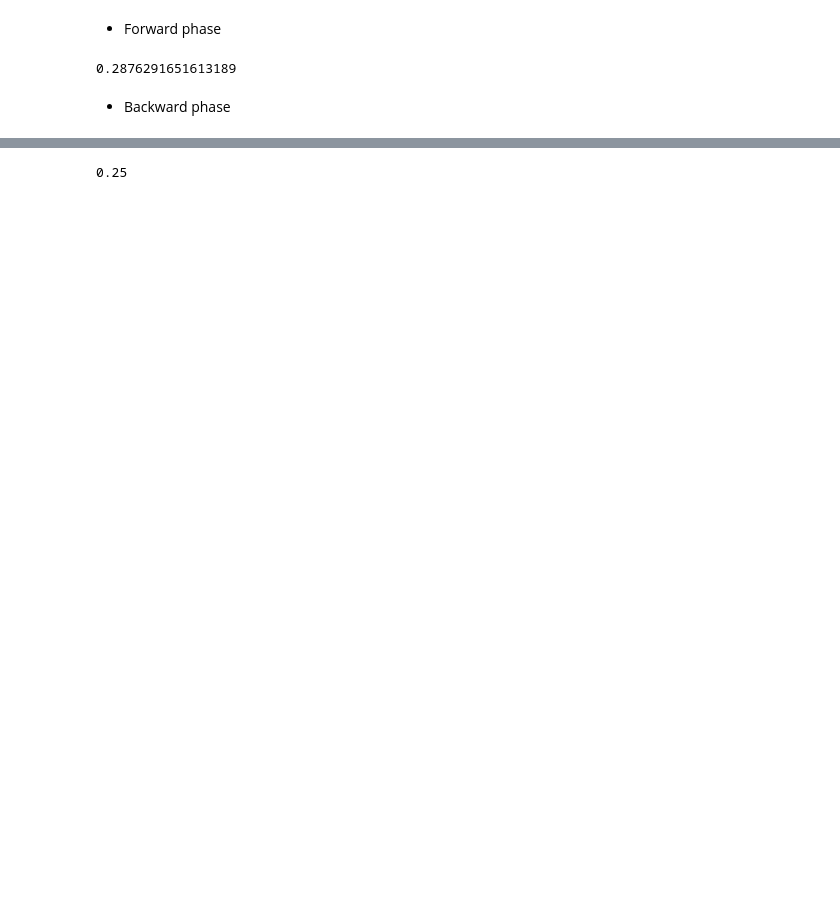
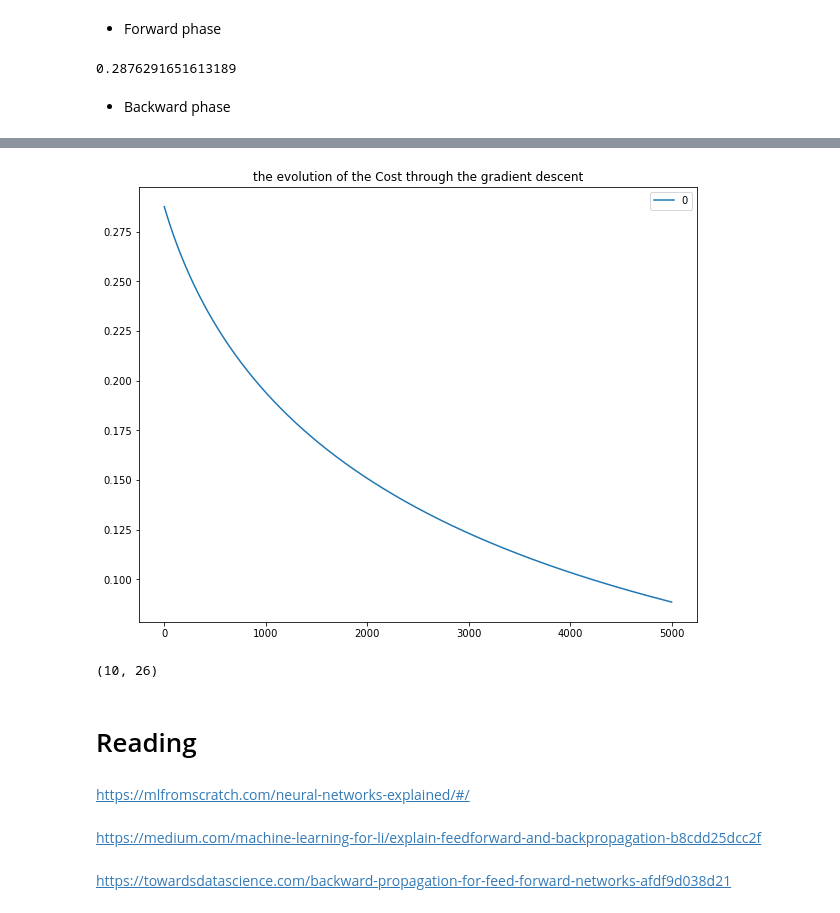
Before and after one commit to BWhannou/Neural-Network-tutorial, a Jupyter notebook: step_by_step_implementation.ipynb, the cells around one changed output, grey strips where cells are left out. Cells and saved outputs as stored; diff of their text form; code cells hidden in the pictures; blank space fills up the shorter version.

```diff
--- a/step_by_step_implementation.ipynb
+++ b/step_by_step_implementation.ipynb
@@ -361,5 +367,18 @@ def sigmoid_derivative(z):
     return res
-# %%
-sigmoid_derivative(0)
-# %% [output]
-0.25
+# %%
+def backward_phase_nn(Theta_1,Theta_2,X,Forward_phase_result):
+    n= X.shape[0]
+    sigma3 = Forward_phase_result["prediction"]-Forward_phase_result["target"]
+
+    z_1 = Forward_phase_result["z_1"]
+    bias = np.matrix(np.repeat(1,z_1.shape[0]))
+    z_1_bias = np.append(bias.T,z_1,axis=1)
+
+    post_z_1 = np.append(bias.T,activation_function(z_1),axis=1)
+
+    sigma2 = np.multiply(sigma3.dot(Theta_2), sigmoid_derivative(z_1_bias))[:,1:]
+
+    Delta_1 = (1/n)*sigma2.T.dot(X)
+    Delta_2 = (1/n)*sigma3.T.dot(post_z_1)
+
+    return({"Theta1_grad":Delta_1,"Theta2_grad":Delta_2})
@@ -365,0 +387,42 @@ sigmoid_derivative(0)
+# %%
+def gradient_descent_nn(X,y,Theta_1,Theta_2,learning_rate,iter_limit=100):
+
+    theta1_temp=Theta_1
+    theta2_temp=Theta_2
+
+    costs=[]
+    i=0
+    while i<iter_limit:
+        feedforward =Forward_phase_nn(X,y,theta1_temp,theta2_temp)
+        backward = backward_phase_nn(theta1_temp,theta2_temp,X,feedforward)
+        gradient1 = backward["Theta1_grad"]
+        gradient2 = backward["Theta2_grad"]
+
+        costs.append(feedforward["cost"])
+        #print(theta2_temp[1,:])
+        theta1_temp = theta1_temp - (learning_rate)*gradient1
+        theta2_temp = theta2_temp - (learning_rate)*gradient2
+        i=i+1
+
+    return({"theta1_final":theta1_temp,"theta2_final":theta2_temp,"costs":costs})
+# %%
+gradient_descent_ = gradient_descent_nn(X,y,Theta1,Theta2,0.5,iter_limit=5000)
+# %%
+fi,ax=plt.subplots()
+ax.set_title("the evolution of the Cost through the gradient descent")
+pd.DataFrame(gradient_descent_["costs"]).plot.line(ax=ax,figsize=(10,8))
+plt.show()
+# %% [output]
+[figure, added]
+# %%
+Theta2.shape
+# %% [output]
+(10, 26)
+# %% [markdown]
+# Reading
+# %% [markdown]
+https://mlfromscratch.com/neural-networks-explained/#/
+# %% [markdown]
+https://medium.com/machine-learning-for-li/explain-feedforward-and-backpropagation-b8cdd25dcc2f
+# %% [markdown]
+https://towardsdatascience.com/backward-propagation-for-feed-forward-networks-afdf9d038d21
```
Also changed, not shown: parts of 15 cells of this notebook.
